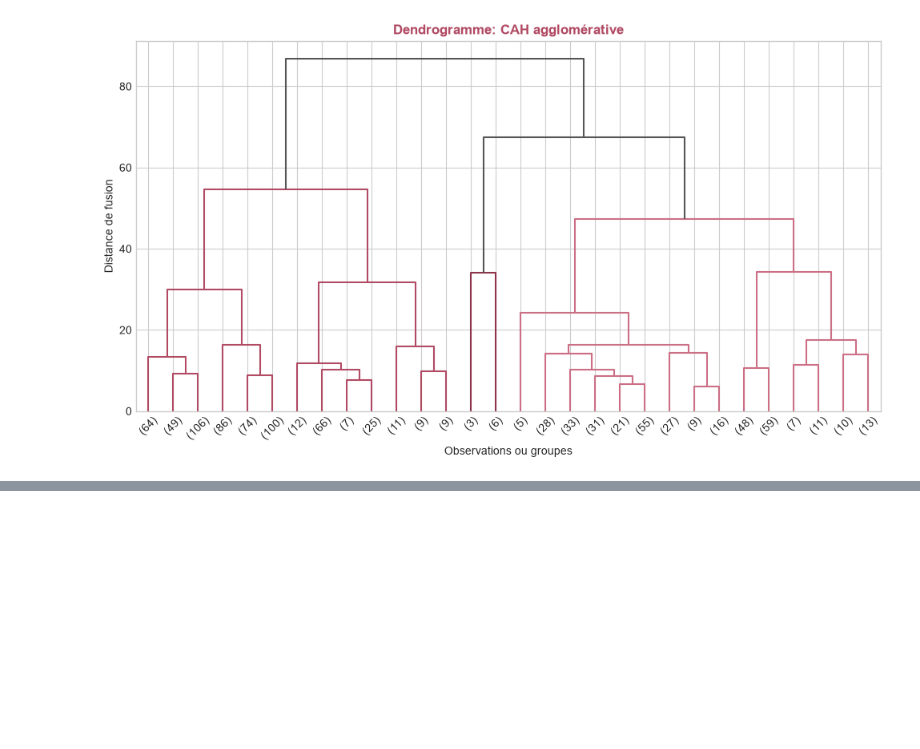
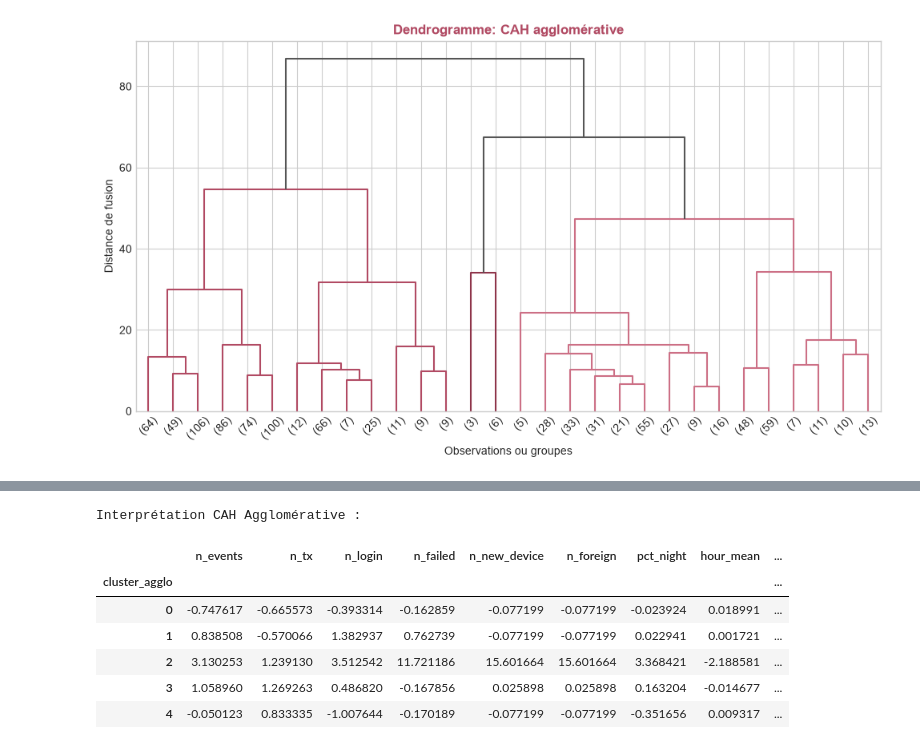
Before and after one commit to wissal231/chronoBank, a Jupyter notebook: notebooks/B_clustering.ipynb, the cells around one changed output, grey strips where cells are left out. Cells and saved outputs as stored; diff of their text form; code cells hidden in the pictures; blank space fills up the shorter version.

```diff
--- a/notebooks/B_clustering.ipynb
+++ b/notebooks/B_clustering.ipynb
@@ -712,0 +833,20 @@ flag_divisive = (
+# %%
+# pour CAH Agglomérative :
+result_interpretation = df[feature_columns].copy()
+result_interpretation["cluster_agglo"] = labels_agglo
+
+interpretation_agglo = result_interpretation.groupby(
+    "cluster_agglo"
+).mean()
+
+print("Interprétation CAH Agglomérative :")
+display(interpretation_agglo)
+# %% [output]
+Interprétation CAH Agglomérative :
+|  | n_events | n_tx | n_login | n_failed | n_new_device | n_foreign | pct_night | hour_mean | ... |
+| cluster_agglo |  |  |  |  |  |  |  |  | ... |
+| 0 | -0.747617 | -0.665573 | -0.393314 | -0.162859 | -0.077199 | -0.077199 | -0.023924 | 0.018991 | ... |
+| 1 | 0.838508 | -0.570066 | 1.382937 | 0.762739 | -0.077199 | -0.077199 | 0.022941 | 0.001721 | ... |
+| 2 | 3.130253 | 1.239130 | 3.512542 | 11.721186 | 15.601664 | 15.601664 | 3.368421 | -2.188581 | ... |
+| 3 | 1.058960 | 1.269263 | 0.486820 | -0.167856 | 0.025898 | 0.025898 | 0.163204 | -0.014677 | ... |
+| 4 | -0.050123 | 0.833335 | -1.007644 | -0.170189 | -0.077199 | -0.077199 | -0.351656 | 0.009317 | ... |
```
Also changed, not shown: parts of 15 cells of this notebook, 3 other files.
